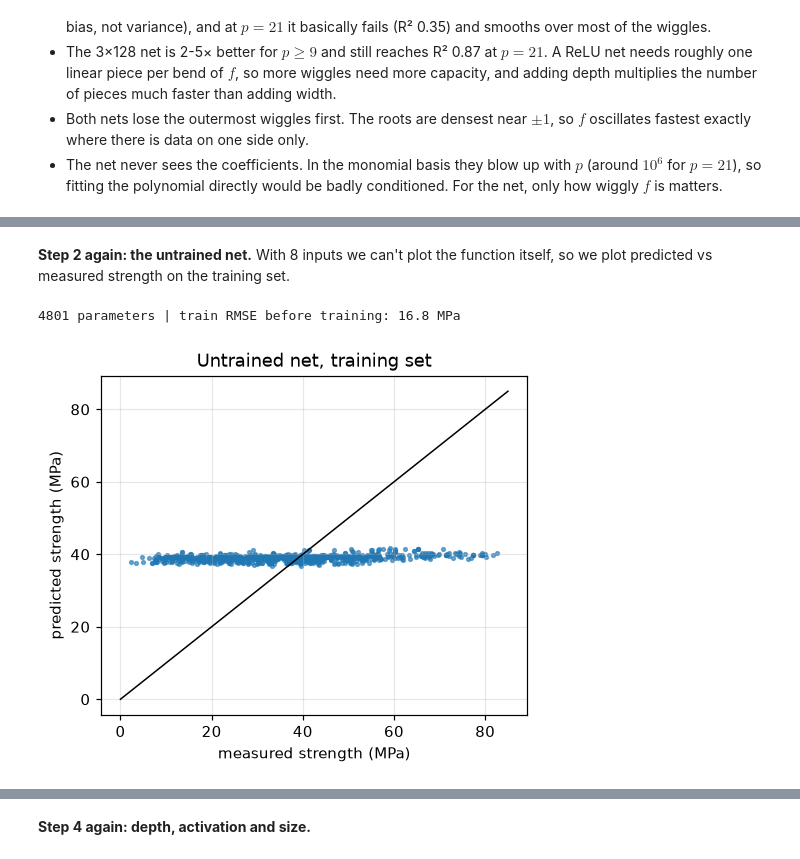
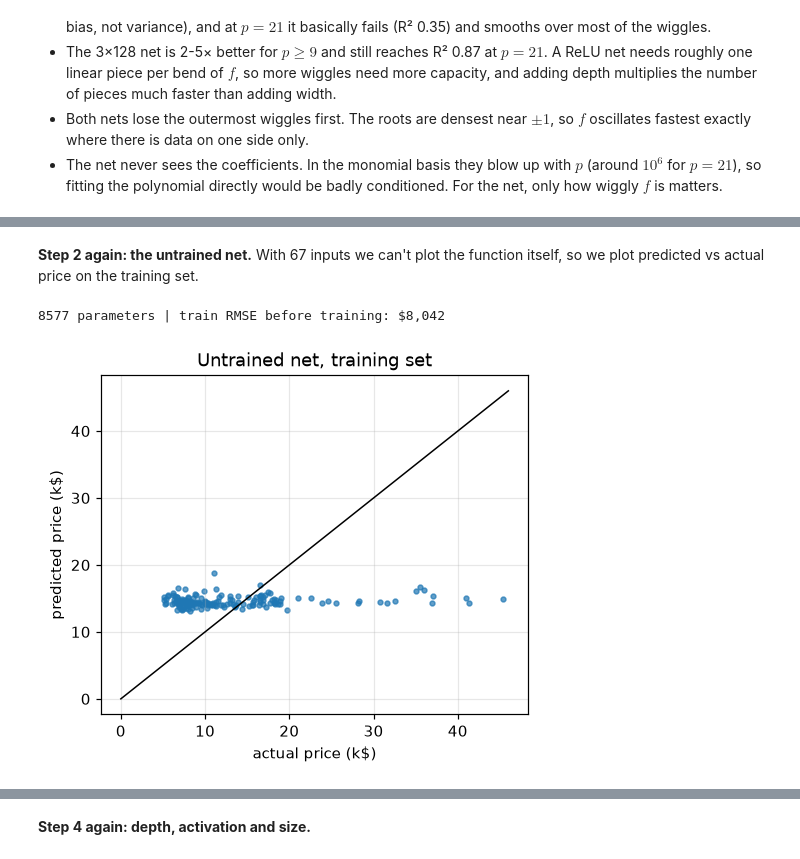
Before and after one commit to Space0code/emai-ml-lab2, a Jupyter notebook: part1.ipynb, the cells around one changed output, grey strips where cells are left out. Drawn from its saved outputs; the diff is of its cells as text; code cells hidden in the pictures.

```diff
--- a/part1.ipynb
+++ b/part1.ipynb
@@ -462,23 +462,23 @@ OLS baseline on test: RMSE 9.78 MPa, R2 0.637
 # %% [markdown]
-**Step 2 again: the untrained net.** With 8 inputs we can't plot the function itself, so we plot predicted vs
-measured strength on the training set.
+**Step 2 again: the untrained net.** With 67 inputs we can't plot the function itself, so we plot predicted vs
+actual price on the training set.
 # %%
 def scatter_pred(nets, X, y, titles):
     fig, axs = plt.subplots(1, len(nets), figsize=(5 * len(nets), 4), squeeze=False)
-    actual = sy.inverse_transform(y.numpy())[:, 0]
+    actual = sy.inverse_transform(y.numpy())[:, 0] / 1000
     for ax, m, t in zip(axs[0], nets, titles):
         with torch.no_grad():
-            guess = sy.inverse_transform(m(X).numpy())[:, 0]
-        ax.scatter(actual, guess, s=6, alpha=0.6)
-        ax.plot([0, 85], [0, 85], "k", lw=1)
-        ax.set(xlabel="measured strength (MPa)", ylabel="predicted strength (MPa)", title=t)
+            guess = sy.inverse_transform(m(X).numpy())[:, 0] / 1000
+        ax.scatter(actual, guess, s=10, alpha=0.7)
+        ax.plot([0, 46], [0, 46], "k", lw=1)
+        ax.set(xlabel="actual price (k$)", ylabel="predicted price (k$)", title=t)
     plt.show()
 
 torch.manual_seed(0)
-rnet = FeedForward(d_in=8)
-print(f"{count_params(rnet)} parameters | train RMSE before training: {to_mpa(score(rnet, real[0], real[1])[0]):.1f} MPa")
+rnet = FeedForward(d_in=real[0].shape[1])
+print(f"{count_params(rnet)} parameters | train RMSE before training: ${to_usd(score(rnet, real[0], real[1])[0]):,.0f}")
 scatter_pred([rnet], real[0], real[1], ["Untrained net, training set"])
 # %% [output]
-4801 parameters | train RMSE before training: 16.8 MPa
+8577 parameters | train RMSE before training: $8,042
-[figure, old version]
+[figure, new version]
 # %% [markdown]
```
Also changed, not shown: parts of 14 cells of this notebook.
